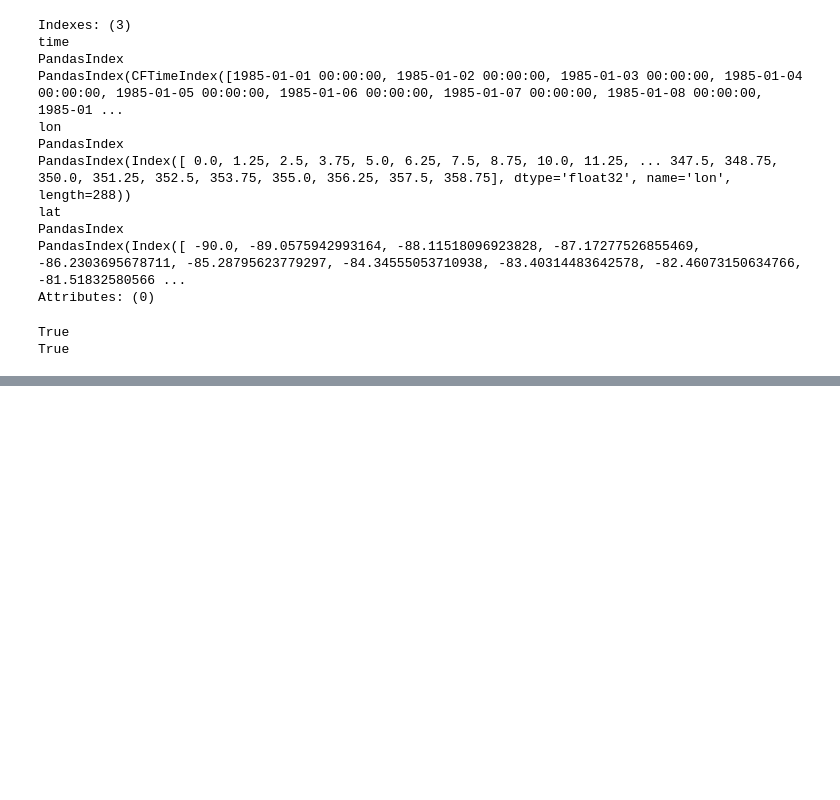
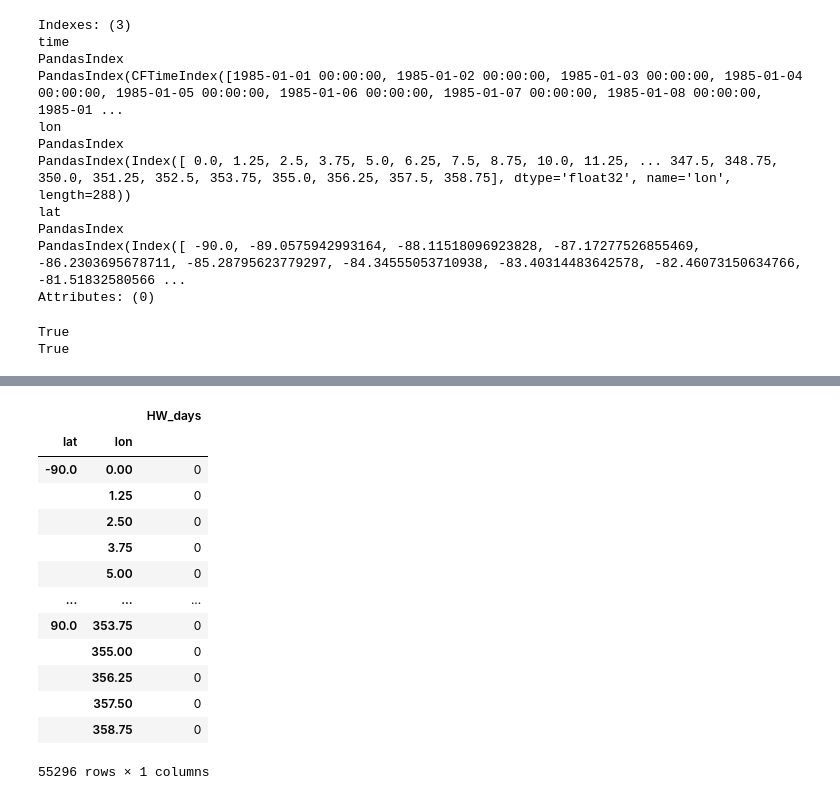
Before and after one commit to johnnyguo2007/research, a Jupyter notebook: hw_global/read_zarr.ipynb, the cells around one changed output, grey strips where cells are left out. Cells and saved outputs as stored; diff of their text form; code cells hidden in the pictures; blank space fills up the shorter version.

```diff
--- a/hw_global/read_zarr.ipynb
+++ b/hw_global/read_zarr.ipynb
@@ -210,0 +277,9 @@ unmasked_ds = ds.where(inverted_hourly_mask, drop=True)
+# %%
+# Count HW days
+hw_days_count = (ds_daily_grid_hw['HW'] == 1).sum(dim='time')
+
+# Convert directly to DataFrame
+hw_days_df = hw_days_count.to_dataframe(name='HW_days')
+
+# Check the structure of the DataFrame
+print(hw_days_df.head())
@@ -210,0 +294,17 @@ unmasked_ds = ds.where(inverted_hourly_mask, drop=True)
+# %%
+hw_days_df
+# %% [output]
+|  |  | HW_days |
+| lat | lon |  |
+| -90.0 | 0.00 | 0 |
+|  | 1.25 | 0 |
+|  | 2.50 | 0 |
+|  | 3.75 | 0 |
+|  | 5.00 | 0 |
+| ... | ... | ... |
+| 90.0 | 353.75 | 0 |
+|  | 355.00 | 0 |
+|  | 356.25 | 0 |
+|  | 357.50 | 0 |
+|  | 358.75 | 0 |
+55296 rows × 1 columns
```
Also changed, not shown: parts of 4 cells of this notebook.
